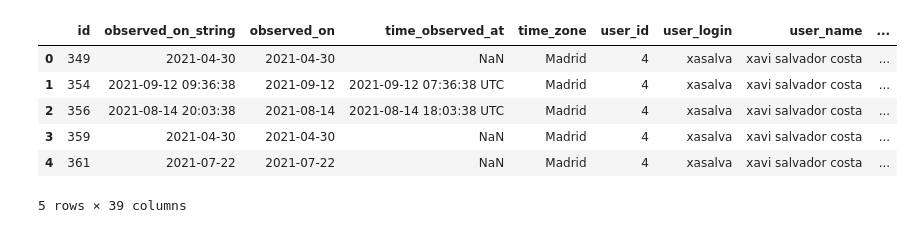
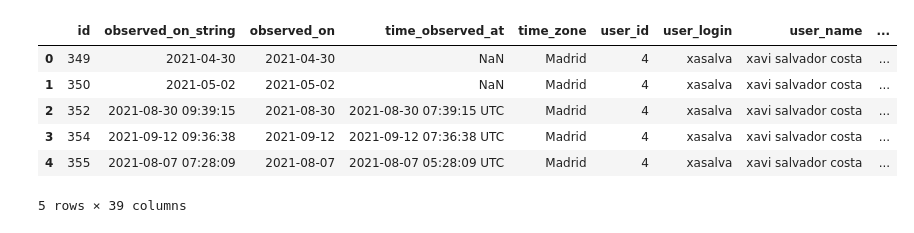
Before and after one commit to charecktowa/fish-master, a Jupyter notebook: analysis.ipynb, the cells around one changed output. Drawn from its saved outputs; the diff is of its cells as text; code cells hidden in the pictures.

```diff
--- a/analysis.ipynb
+++ b/analysis.ipynb
@@ -1,15 +1,15 @@
 # %%
 import pandas as pd
 
-df = pd.read_csv("observations-407.csv", low_memory=False)
+df = pd.read_csv("observations-416.csv", low_memory=False)
 df.head()
 # %% [output]
 |  | id | observed_on_string | observed_on | time_observed_at | time_zone | user_id | user_login | user_name | ... |
 | 0 | 349 | 2021-04-30 | 2021-04-30 | NaN | Madrid | 4 | xasalva | xavi salvador costa | ... |
-| 1 | 354 | 2021-09-12 09:36:38 | 2021-09-12 | 2021-09-12 07:36:38 UTC | Madrid | 4 | xasalva | xavi salvador costa | ... |
-| 2 | 356 | 2021-08-14 20:03:38 | 2021-08-14 | 2021-08-14 18:03:38 UTC | Madrid | 4 | xasalva | xavi salvador costa | ... |
-| 3 | 359 | 2021-04-30 | 2021-04-30 | NaN | Madrid | 4 | xasalva | xavi salvador costa | ... |
-| 4 | 361 | 2021-07-22 | 2021-07-22 | NaN | Madrid | 4 | xasalva | xavi salvador costa | ... |
+| 1 | 350 | 2021-05-02 | 2021-05-02 | NaN | Madrid | 4 | xasalva | xavi salvador costa | ... |
+| 2 | 352 | 2021-08-30 09:39:15 | 2021-08-30 | 2021-08-30 07:39:15 UTC | Madrid | 4 | xasalva | xavi salvador costa | ... |
+| 3 | 354 | 2021-09-12 09:36:38 | 2021-09-12 | 2021-09-12 07:36:38 UTC | Madrid | 4 | xasalva | xavi salvador costa | ... |
+| 4 | 355 | 2021-08-07 07:28:09 | 2021-08-07 | 2021-08-07 05:28:09 UTC | Madrid | 4 | xasalva | xavi salvador costa | ... |
 5 rows × 39 columns
 # %%
 # Define columns to be dropped
```
Also changed, not shown: parts of 7 cells of this notebook, 3 other files.
